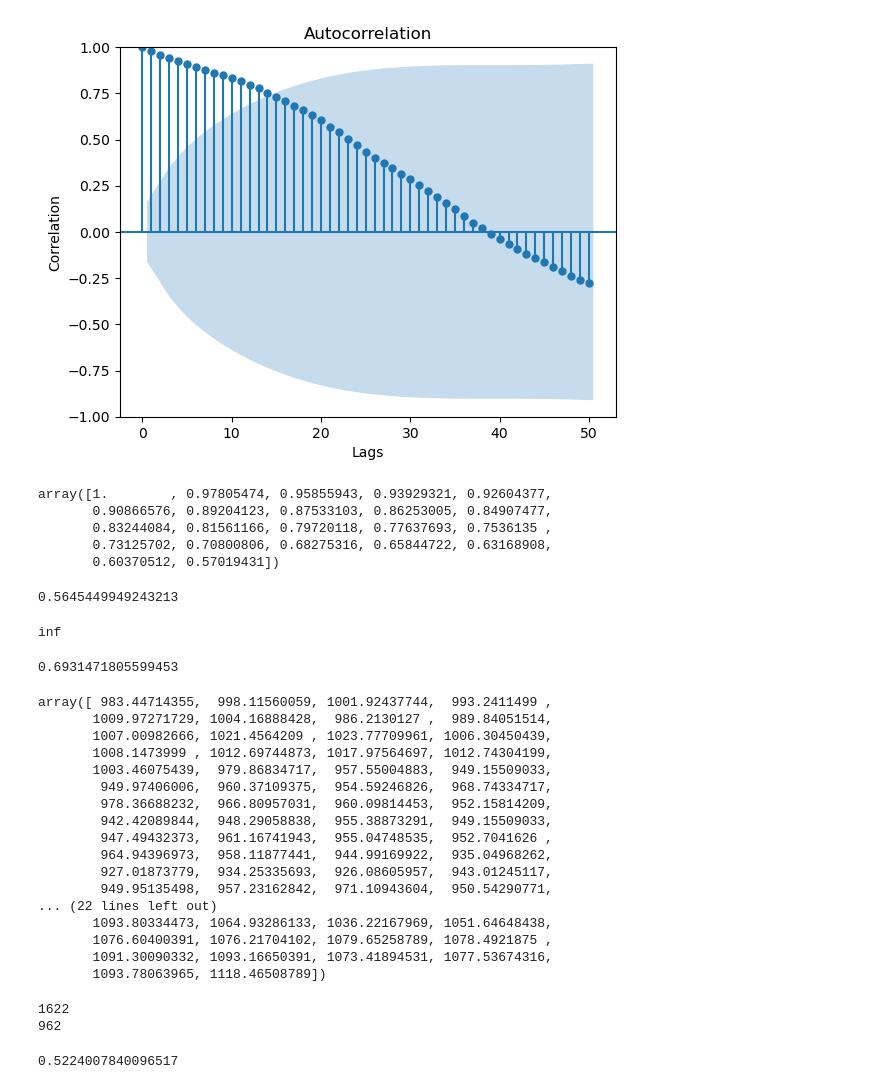
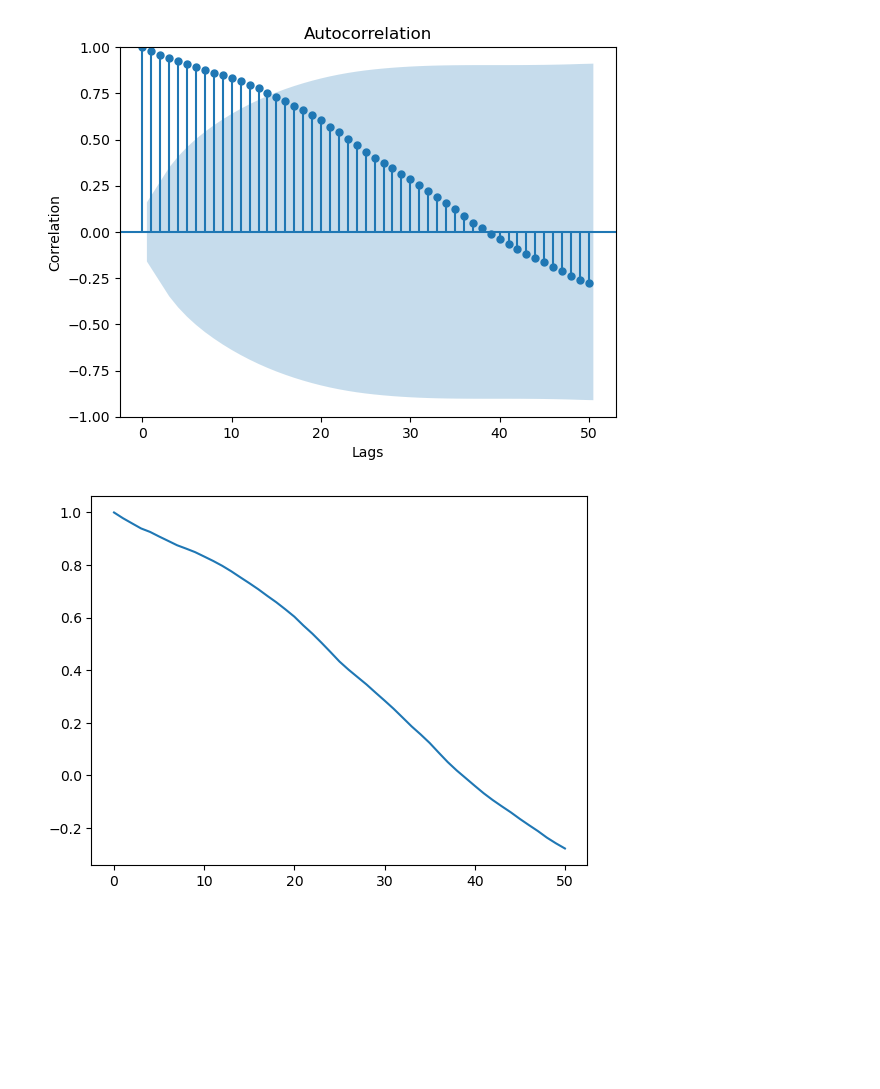
Before and after one commit to Remi97-hub/Time-Series-Analysis, a Jupyter notebook: TSA ADF test.ipynb, the cells around one changed output. Cells and saved outputs as stored; diff of their text form; code cells hidden in the pictures; blank space fills up the shorter version.

```diff
--- a/TSA ADF test.ipynb
+++ b/TSA ADF test.ipynb
@@ -201,10 +182,8 @@ plt.show()
 # %% [output]
 [figure]
 # %%
-acf(dataset["Close"])
+plt.plot(acf(dataset["Close"],nlags=50))
+#plt.plot(pacf(dataset["Close"],nlags=50))
+plt.show()
 # %% [output]
-array([1.        , 0.97805474, 0.95855943, 0.93929321, 0.92604377,
-       0.90866576, 0.89204123, 0.87533103, 0.86253005, 0.84907477,
-       0.83244084, 0.81561166, 0.79720118, 0.77637693, 0.7536135 ,
-       0.73125702, 0.70800806, 0.68275316, 0.65844722, 0.63168908,
-       0.60370512, 0.57019431])
+[figure, added]
@@ -224,33 +189,0 @@ def ApEn(U,m,r):
-# %%
-import numpy as np
-ApEn(dataset["Close"],2,0.2*np.std(dataset["Close"]))
-# %% [output]
-0.5645449949243213
-# %%
-float("inf")
-# %% [output]
-inf
-# %%
--np.log(5/10)
-# %% [output]
-0.6931471805599453
-# %%
-dataset["Close"].values
-# %% [output]
-array([ 983.44714355,  998.11560059, 1001.92437744,  993.2411499 ,
-       1009.97271729, 1004.16888428,  986.2130127 ,  989.84051514,
-       1007.00982666, 1021.4564209 , 1023.77709961, 1006.30450439,
-       1008.1473999 , 1012.69744873, 1017.97564697, 1012.74304199,
-       1003.46075439,  979.86834717,  957.55004883,  949.15509033,
-        949.97406006,  960.37109375,  954.59246826,  968.74334717,
-        978.36688232,  966.80957031,  960.09814453,  952.15814209,
-        942.42089844,  948.29058838,  955.38873291,  949.15509033,
-        947.49432373,  961.16741943,  955.04748535,  952.7041626 ,
-        964.94396973,  958.11877441,  944.99169922,  935.04968262,
-        927.01873779,  934.25335693,  926.08605957,  943.01245117,
-        949.95135498,  957.23162842,  971.10943604,  950.54290771,
-... (22 lines left out)
-       1093.80334473, 1064.93286133, 1036.22167969, 1051.64648438,
-       1076.60400391, 1076.21704102, 1079.65258789, 1078.4921875 ,
-       1091.30090332, 1093.16650391, 1073.41894531, 1077.53674316,
-       1093.78063965, 1118.46508789])
@@ -297,11 +189,0 @@ for i in range(len(vector_m1)):
-# %%
-print(countA)
-print(countB)
-# %% [output]
-1622
-962
-# %%
-SampEn = -np.log(countB / countA)
-SampEn
-# %% [output]
-0.5224007840096517
```
Also changed, not shown: parts of 26 cells of this notebook.
